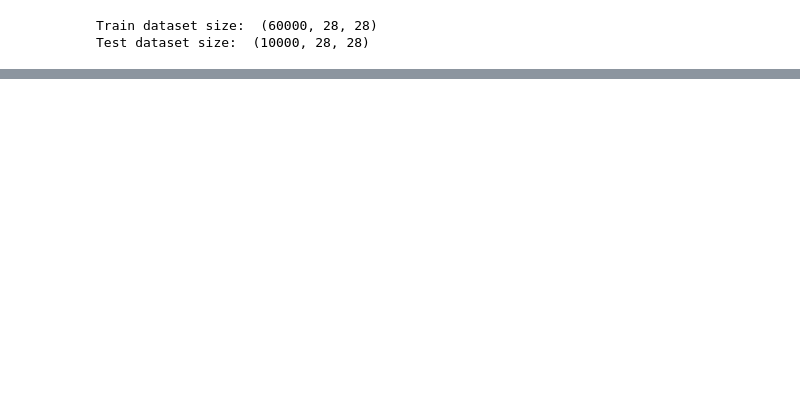
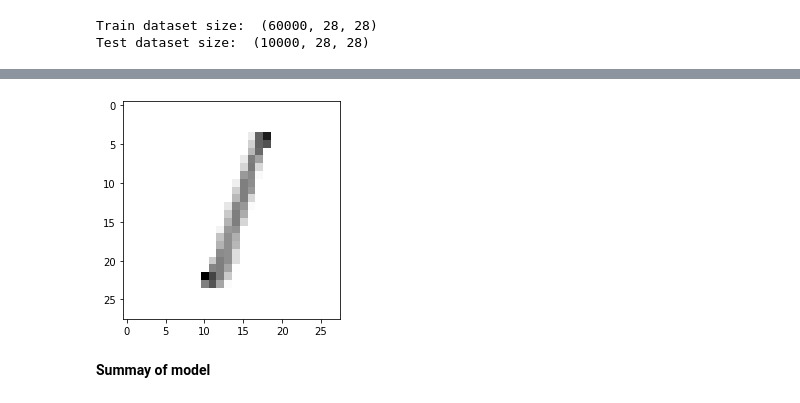
Before and after one commit to dhwanipatel14/Comp-4730-Project-1, a Jupyter notebook: CNN_Model.ipynb, the cells around one changed output, grey strips where cells are left out. Cells and saved outputs as stored; diff of their text form; code cells hidden in the pictures; blank space fills up the shorter version.

```diff
--- a/CNN_Model.ipynb
+++ b/CNN_Model.ipynb
@@ -63,7 +43,0 @@ print(x_train.shape)
-# %%
-#convert from integers to floats
-x_train = x_train.astype('float32')
-x_test = x_test.astype('float32')
-
-x_train /= 255
-x_test /= 255
@@ -91,0 +104,9 @@ model.add(tf.keras.layers.Dense(10, activation=tf.nn.softmax))
+# %%
+#sinle Value predication in graph (plot)
+import matplotlib.pyplot as plt
+plt.imshow(x_test[2].reshape(28, 28), cmap = plt.cm.binary)
+plt.show()
+# %% [output]
+[figure, added]
+# %% [markdown]
+**Summay of model**
```
Also changed, not shown: parts of 11 cells of this notebook.
